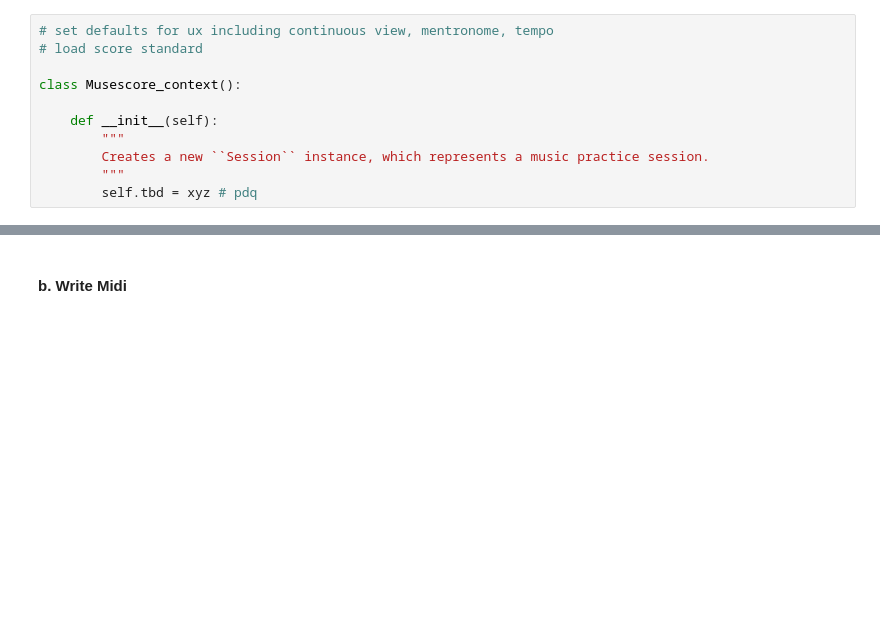
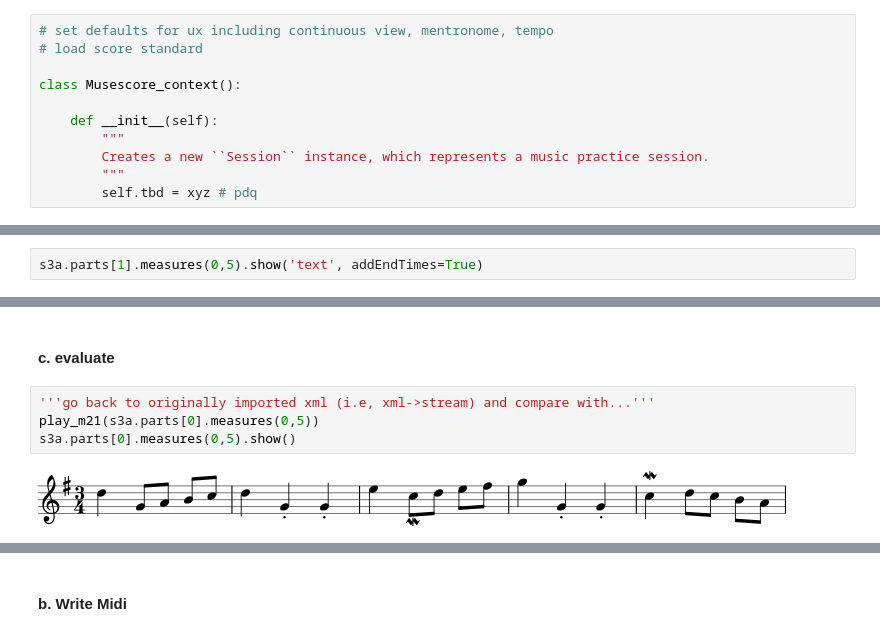
Before and after one commit to MickyDowns/deep-keras-music-net, a Jupyter notebook: music_study_aid.ipynb, the cells around one changed output, grey strips where cells are left out. Cells and saved outputs as stored; diff of their text form; blank space fills up the shorter version.

Commit message:
iterating back-to-front comms

```diff
--- a/music_study_aid.ipynb
+++ b/music_study_aid.ipynb
@@ -6018,0 +4353,2 @@ class TestExternal(unittest.TestCase):
+# %%
+s3a.parts[1].measures(0,5).show('text', addEndTimes=True)
@@ -6018,0 +5491,8 @@ class TestExternal(unittest.TestCase):
+# %% [markdown]
+#### c. evaluate
+# %%
+'''go back to originally imported xml (i.e, xml->stream) and compare with...'''
+play_m21(s3a.parts[0].measures(0,5))
+s3a.parts[0].measures(0,5).show()
+# %% [output]
+[figure, added]
```
Also changed, not shown: parts of 135 cells of this notebook.
